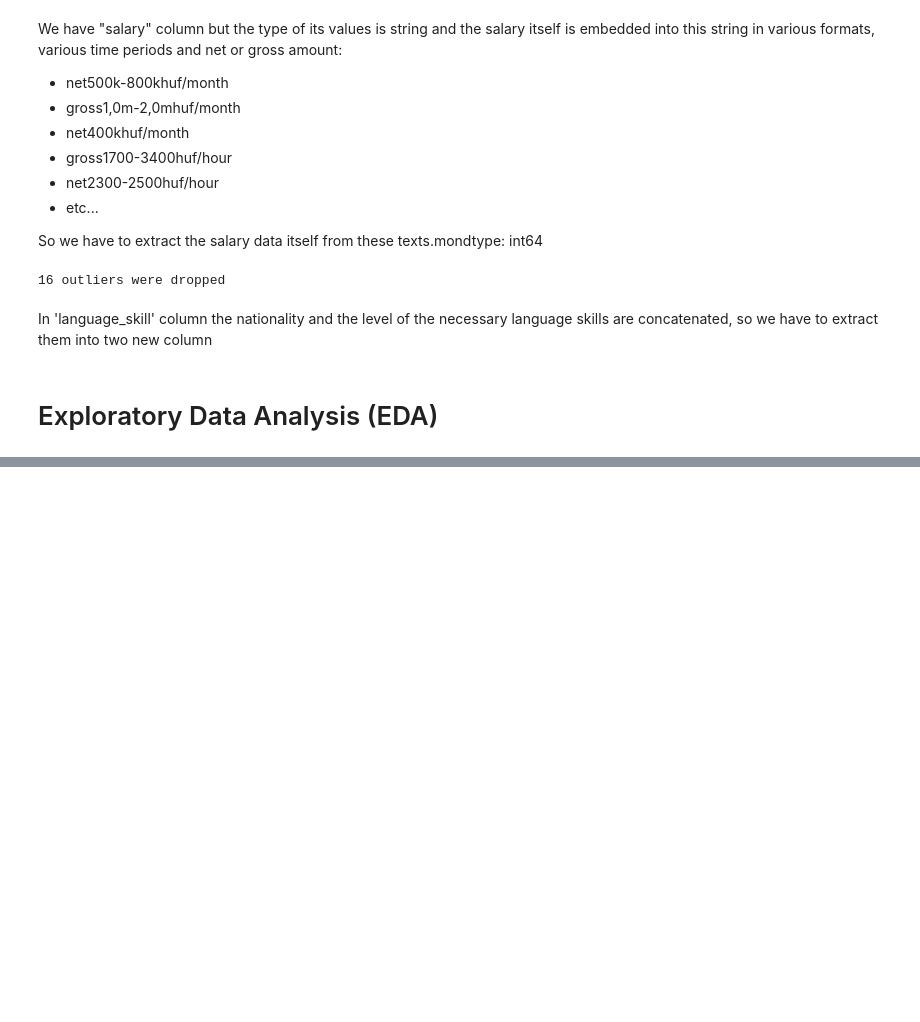
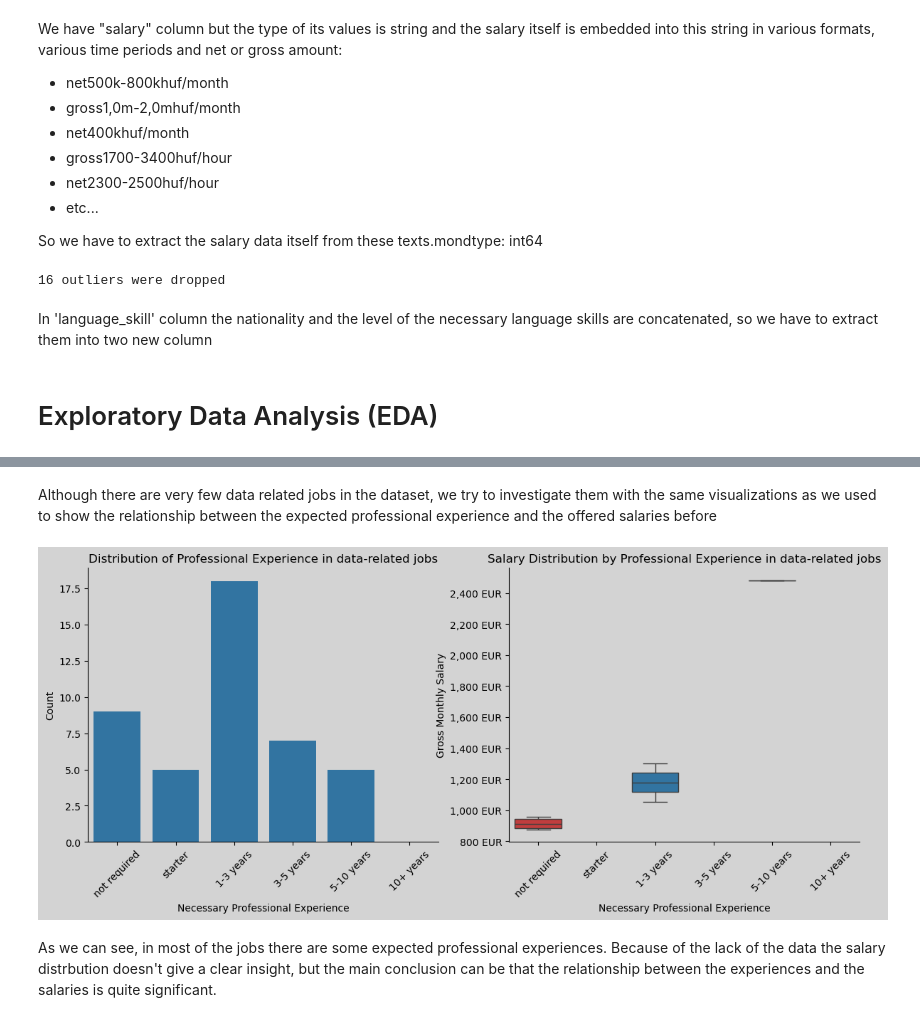
Before and after one commit to olahzsolt1974/Demo-Projects-Portfolio, a Jupyter notebook: HTML Web scraping/HTML Web scraping - Profession.hu.ipynb, the cells around one changed output, grey strips where cells are left out. Cells and saved outputs as stored; diff of their text form; code cells hidden in the pictures; blank space fills up the shorter version.

```diff
--- a/HTML Web scraping/HTML Web scraping - Profession.hu.ipynb
+++ b/HTML Web scraping/HTML Web scraping - Profession.hu.ipynb
@@ -358,0 +398,59 @@ axes[1].tick_params(axis='x', rotation=45)
+# %% [markdown]
+Although there are very few data related jobs in the dataset, we try to investigate them
+with the same visualizations as we used to show the relationship between the expected
+professional experience and the offered salaries before
+# %%
+# Create a figure with two subplots
+fig, axes = plt.subplots(1, 2, figsize=(14, 5), facecolor="lightgrey")
+
+order = ['not required', 'starter', '1-3 years', '3-5 years', '5-10 years', '10+ years']
+
+# First subplot: Countplot
+# sns.histplot don't support ordering labels so we have to use sns.countplot
+sns.countplot(
+    data=df_data_jobs,
+    x="expected_experience",
+    order=order,
+    ax=axes[0]
+)
+
+axes[0].set_facecolor("lightgrey")
+axes[0].set_xlabel("Necessary Professional Experience")
+axes[0].set_ylabel("Count")
+axes[0].set_title("Distribution of Professional Experience in data-related jobs")
+axes[0].tick_params(axis='x', rotation=45)
+
+# Remove right and top spines from first subplot
+axes[0].spines['right'].set_visible(False)
+axes[0].spines['top'].set_visible(False)
+
+# Second subplot: Boxplot
+sns.boxplot(
+    data=df_data_jobs,
+    x="expected_experience",
+    order=order,
+    y="gross_monthly_salary EUR",
+    hue="expected_experience",
+    ax=axes[1]
+)
+
+# Format y-axis ticks to show EUR currency
+formatter = ticker.FuncFormatter(lambda x, pos: f'{int(x):,} EUR')
+
+axes[1].yaxis.set_major_formatter(formatter)
+axes[1].set_facecolor("lightgrey")
+axes[1].set_xlabel("Necessary Professional Experience")
+axes[1].set_ylabel("Gross Monthly Salary")
+axes[1].set_title("Salary Distribution by Professional Experience in data-related jobs")
+axes[1].tick_params(axis='x', rotation=45)
+
+# Remove right and top spines from second subplot
+axes[1].spines['right'].set_visible(False)
+axes[1].spines['top'].set_visible(False)
+# %% [output]
+[figure, added]
+# %% [markdown]
+As we can see, in most of the jobs there are some expected professional experiences.
+Because of the lack of the data the salary distrbution doesn't give a clear insight,
+but the main conclusion can be that the relationship between the experiences and the salaries
+is quite significant.
```
Also changed, not shown: parts of 8 cells of this notebook.
